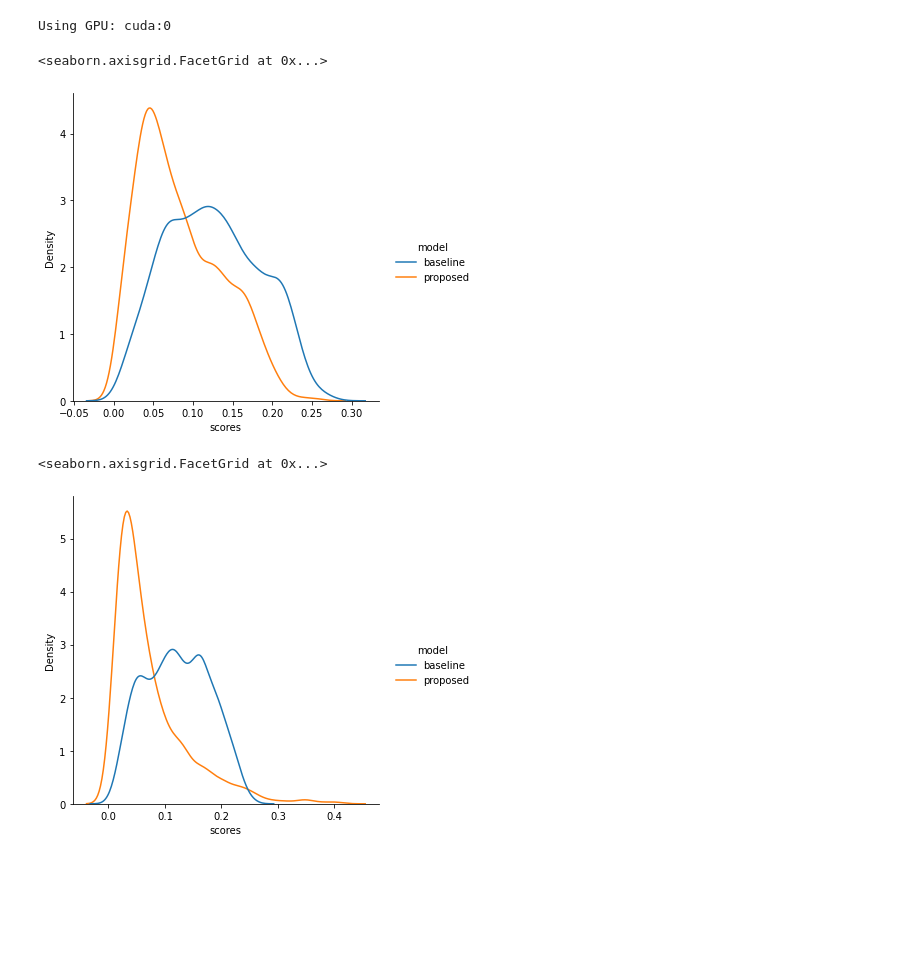
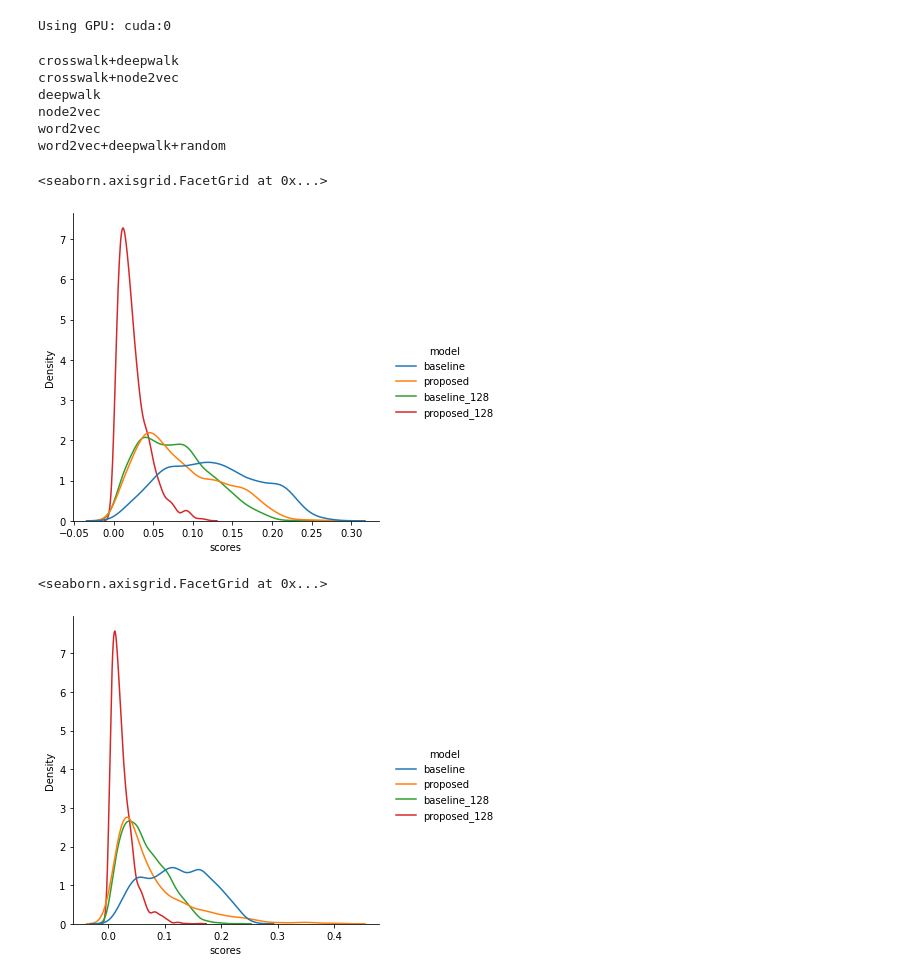
Before and after one commit to thunderock/residual2vec_, a Jupyter notebook: notebooks/PLOTS/fairness per node.ipynb, the cells around one changed output. Saved outputs shown, nothing was run; the diff lists cells and outputs as text; code cells hidden in the pictures; blank space fills up the shorter version.

```diff
--- a/notebooks/PLOTS/fairness per node.ipynb
+++ b/notebooks/PLOTS/fairness per node.ipynb
@@ -42,31 +42,57 @@ def get_embs(dataset, directory, root=DIR):
         "word2vec+deepwalk+random": "{}/{}_word2vec_None_deepwalk_deepwalk_embs.npy"
     }
     folder = root + '/' + dataset + '/' + dataset + '_' + directory
-    return {i: np.load(model_to_embs[i].format(folder, dataset)) for i in model_to_embs}
+    ret = {}
+    for i in model_to_embs:
+        try:
+             ret[i] = np.load(model_to_embs[i].format(folder, dataset))
+        except:
+            print(i)
+    return ret
 # %%
 embs = get_embs('airport', 'one')
+embs_128 = get_embs('airport', 'one', '../../../final_crosswalk_128/')
 y = snakemake_utils.get_dataset("airport").get_grouped_col()
 
 df = pd.DataFrame({
     'scores': np.concatenate(
-        (score.get_node_parity(embs["GAT+deepwalk+random"], y, 'var'),
-         score.get_node_parity(embs["GAT+deepwalk+r2v"], y, 'var'))),
-    'model': np.array(['baseline'] * y.shape[0] + ['proposed'] * y.shape[0])
+        (
+            score.get_node_parity(embs["GAT+deepwalk+random"], y, 'var'),
+            score.get_node_parity(embs["GAT+deepwalk+r2v"], y, 'var'),
+            score.get_node_parity(embs_128["GAT+deepwalk+random"], y, 'var'),
+            score.get_node_parity(embs_128["GAT+deepwalk+r2v"], y, 'var'),
+
+        )
+    ),
+    'model': np.array(['baseline'] * y.shape[0] + ['proposed'] * y.shape[0] + ['baseline_128'] * y.shape[0] + ['proposed_128'] * y.shape[0])
 
 })
 sns.displot(data=df, x="scores", kind='kde', hue='model')
 # %% [output]
-<seaborn.axisgrid.FacetGrid at 0x...>
+crosswalk+deepwalk
+crosswalk+node2vec
+deepwalk
+node2vec
+word2vec
+word2vec+deepwalk+random
+<seaborn.axisgrid.FacetGrid at 0x...>
-[figure, old version]
+[figure, new version]
 # %%
+
 df = pd.DataFrame({
     'scores': np.concatenate(
-        (score.get_node_parity(embs["GCN+deepwalk+random"], y, 'var'),
-         score.get_node_parity(embs["GCN+deepwalk+r2v"], y, 'var'))),
-    'model': np.array(['baseline'] * y.shape[0] + ['proposed'] * y.shape[0])
+        (
+            score.get_node_parity(embs["GCN+deepwalk+random"], y, 'var'),
+            score.get_node_parity(embs["GCN+deepwalk+r2v"], y, 'var'),
+            score.get_node_parity(embs_128["GCN+deepwalk+random"], y, 'var'),
+            score.get_node_parity(embs_128["GCN+deepwalk+r2v"], y, 'var'),
+
+        )
+    ),
+    'model': np.array(['baseline'] * y.shape[0] + ['proposed'] * y.shape[0] + ['baseline_128'] * y.shape[0] + ['proposed_128'] * y.shape[0])
 
 })
 sns.displot(data=df, x="scores", kind='kde', hue='model')
 # %% [output]
 <seaborn.axisgrid.FacetGrid at 0x...>
-[figure, old version]
+[figure, new version]
```
Also changed, not shown: parts of 1 cell of this notebook.
